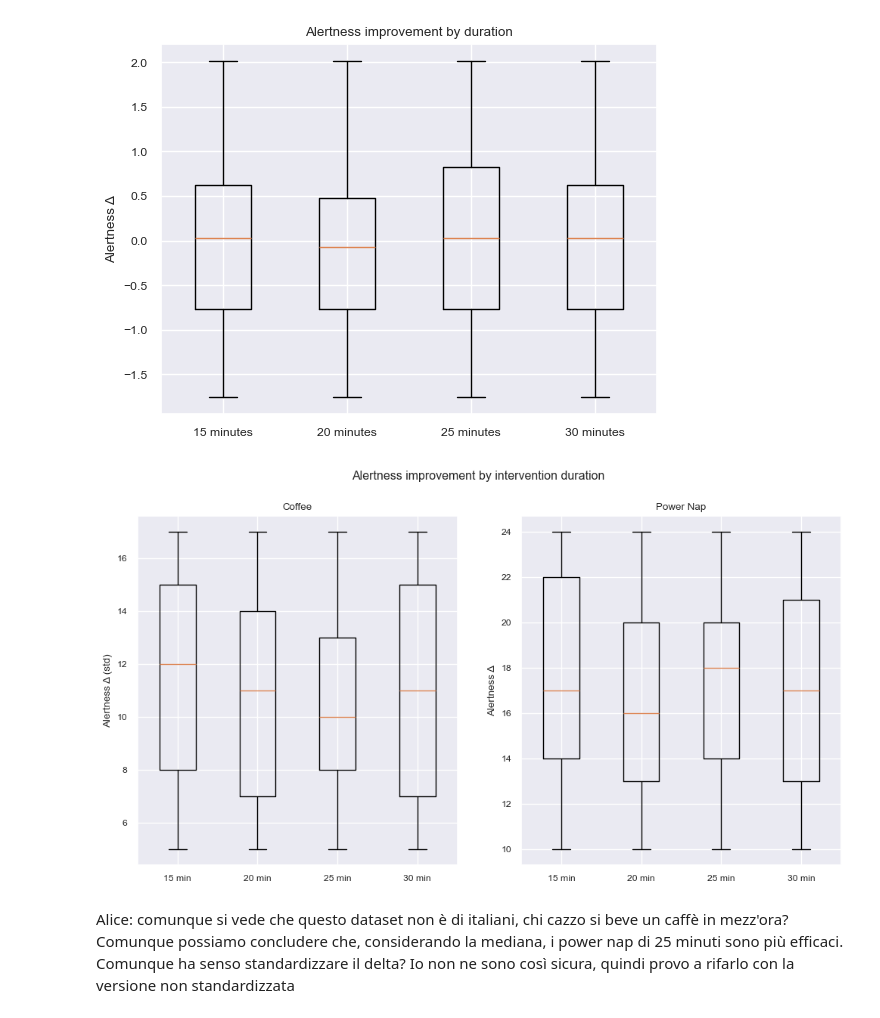
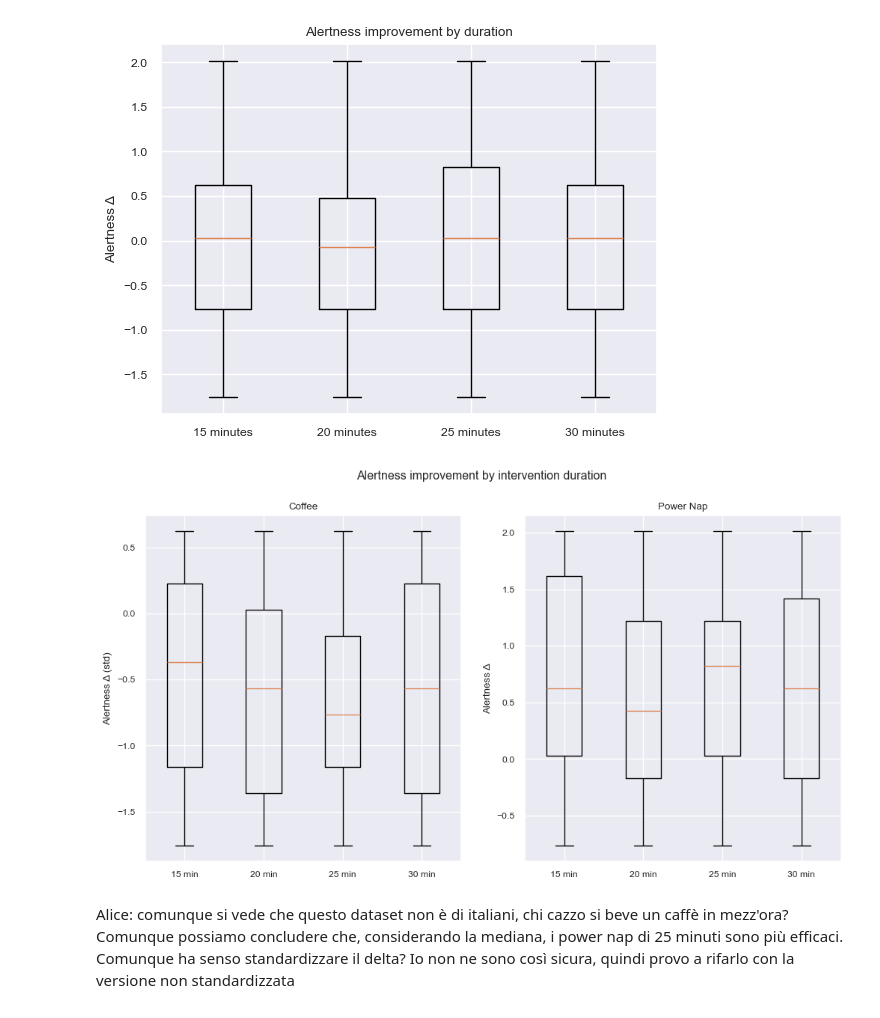
Before and after one commit to Grimino27/PDAI_Project, a Jupyter notebook: scripts/DataPolish+Exploratory.ipynb, the cells around one changed output. Cells and saved outputs as stored; diff of their text form; code cells hidden in the pictures.

```diff
--- a/scripts/DataPolish+Exploratory.ipynb
+++ b/scripts/DataPolish+Exploratory.ipynb
@@ -143,13 +144,12 @@ Nello specifico voglio aggiungere le seguenti colonne:
 
  un valore float che ci dica la differenza di alertness calcolato con la differenza fra alertness_after - alertness_before. In questo modo possiamo verificare facilmente se l'alertness è aumentata = la gente si è ripostata (se è positivo) o è diminuita = la gente non si è riposata (se è negativo)
 # %%
+#Copio df per avere un DF da usare per l'EDA
+df_clean = df.copy()
+
 #Calcolo alertness_delta
-df["alertness_delta"] = df["alertness_score_after"] - df["alertness_score_before"]
-
-#Calcolo alertness_delta_std
-#scaler = StandardScaler()
-#df_augmented["alertness_delta_std"] = scaler.fit_transform(df_augmented[["alertness_delta"]])
+df_clean["alertness_delta"] = df_clean["alertness_score_after"] - df_clean["alertness_score_before"]
 
 #chiamo le descrittive stats per le colonne appena aggiunte e vedere che suc
-df.describe()
+df_clean.info()
 # %% [output]
@@ -169,8 +183,8 @@ scaler = StandardScaler()
 
 # Standardizza le colonne specifiche
 cols_to_scale = ["sleep_hours_previous_night", "alertness_delta", "productivity_rating", "mood_rating", "alertness_score_before", "alertness_score_after", "age"]
-df_scaled = df.copy()
-df_scaled[cols_to_scale] = scaler.fit_transform(df[cols_to_scale])
+df_clean_scaled = df_clean.copy()
+df_clean_scaled[cols_to_scale] = scaler.fit_transform(df_clean[cols_to_scale])
 
-print(df_scaled[cols_to_scale].describe())
+print(df_clean_scaled.info())
 # %% [output]
@@ -496,37 +606,35 @@ plt.show()
 # %% [output]
 [figure]
 # %%
-import matplotlib.pyplot as plt
-
 durations = [15, 20, 25, 30]
 
 # Coffee
 coffee_data = [
-    df[(df["intervention_type"]=="Coffee") & (df["intervention_duration_minutes"]==d)]["alertness_delta"]
+    df_clean_scaled[(df_clean_scaled["intervention_type"]=="Coffee") & (df_clean_scaled["intervention_duration_minutes"]==d)]["alertness_delta"]
     for d in durations
 ]
 
 # Power Nap
 nap_data = [
-    df[(df["intervention_type"]=="Power Nap") & (df["intervention_duration_minutes"]==d)]["alertness_delta"]
+    df_clean_scaled[(df_clean_scaled["intervention_type"]=="Power Nap") & (df_clean_scaled["intervention_duration_minutes"]==d)]["alertness_delta"]
     for d in durations
 ]
 
 fig, axes = plt.subplots(1, 2, figsize=(12,6))
 
 # Boxplot Coffee
 axes[0].boxplot(coffee_data, tick_labels=[f"{d} min" for d in durations])
 axes[0].set_title("Coffee")
 axes[0].set_ylabel("Alertness Δ (std)")
 
 # Boxplot Power Nap
 axes[1].boxplot(nap_data, tick_labels=[f"{d} min" for d in durations])
 axes[1].set_title("Power Nap")
 axes[1].set_ylabel("Alertness Δ")
 
 plt.suptitle("Alertness improvement by intervention duration")
 plt.show()
 # %% [output]
-[figure, old version]
+[figure, new version]
 # %% [markdown]
 Alice: comunque si vede che questo dataset non è di italiani, chi cazzo si beve un caffè in mezz'ora? Comunque possiamo concludere che, considerando la mediana, i power nap di 25 minuti sono più efficaci. Comunque ha senso standardizzare il delta? Io non ne sono così sicura, quindi provo a rifarlo con la versione non standardizzata
```
Also changed, not shown: parts of 37 cells of this notebook, 1 other file.
